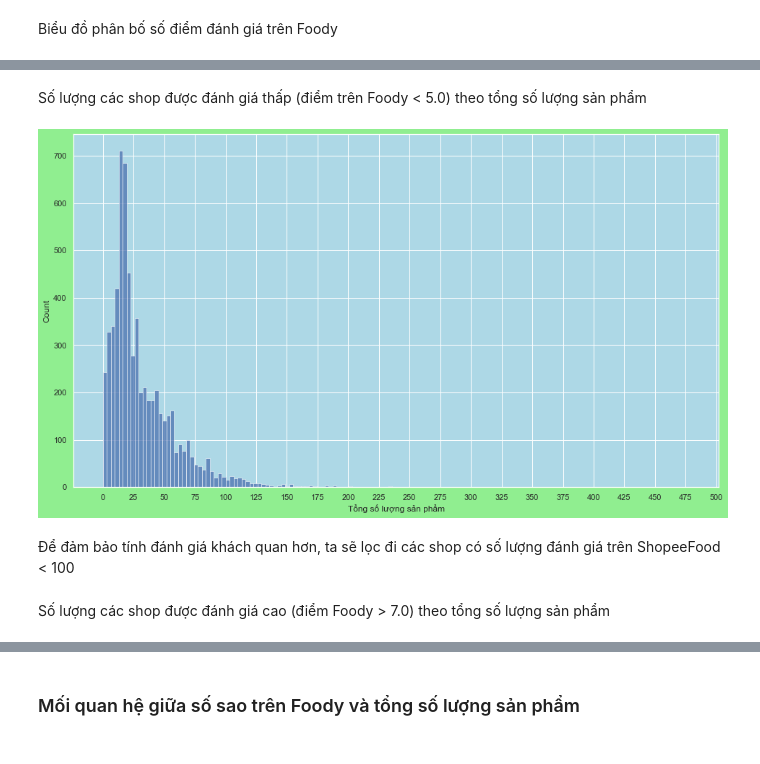
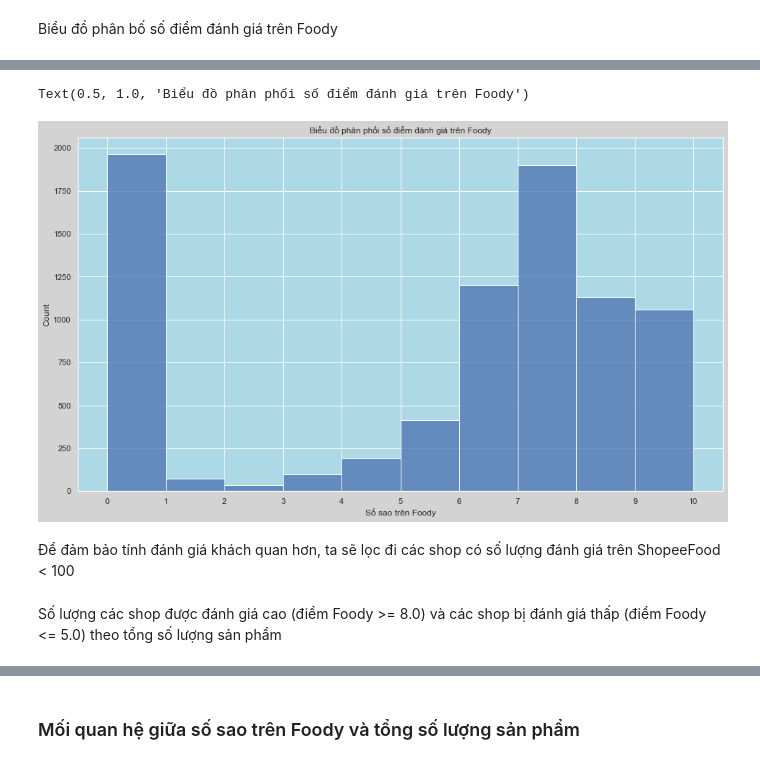
Before and after one commit to LonggConn/369_UDPTDLTM, a Jupyter notebook: problem_2.ipynb, the cells around one changed output, grey strips where cells are left out. Saved outputs shown, nothing was run; the diff lists cells and outputs as text; code cells hidden in the pictures.

```diff
--- a/problem_2.ipynb
+++ b/problem_2.ipynb
@@ -133,10 +126,10 @@ g.xaxis.set_major_locator(ticker.MultipleLocator(25))
-# %% [markdown]
-Số lượng các shop được đánh giá thấp (điểm trên Foody < 5.0) theo tổng số lượng sản phẩm
-# %%
-g = sns.histplot(data = df[df['Số sao trên Foody'] < 5.0], x = 'Tổng số lượng sản phẩm')
-g.xaxis.set_major_locator(ticker.MultipleLocator(25))
-# %% [output]
-[figure, removed]
+# %%
+g = sns.histplot(data = df[df['Số lượt đánh giá trên ShopeeFood'] != '< 100'], x = 'Số sao trên Foody', binwidth = 1)
+g.set_xticks(np.arange(0,11,1))
+g.set_title('Biểu đồ phân phối số điểm đánh giá trên Foody')
+# %% [output]
+Text(0.5, 1.0, 'Biểu đồ phân phối số điểm đánh giá trên Foody')
+[figure, added]
 # %% [markdown]
 Để đảm bảo tính đánh giá khách quan hơn, ta sẽ lọc đi các shop có số lượng đánh giá trên ShopeeFood < 100
 # %%
@@ -145,2 +138,2 @@ low_rating_df = df[(df['Số lượt đánh giá trên ShopeeFood'] != '< 100')
 # %% [markdown]
-Số lượng các shop được đánh giá cao (điểm Foody > 7.0) theo tổng số lượng sản phẩm
+Số lượng các shop được đánh giá cao (điểm Foody >= 8.0) và các shop bị đánh giá thấp (điểm Foody <= 5.0) theo tổng số lượng sản phẩm
```
Also changed, not shown: parts of 36 cells of this notebook.
